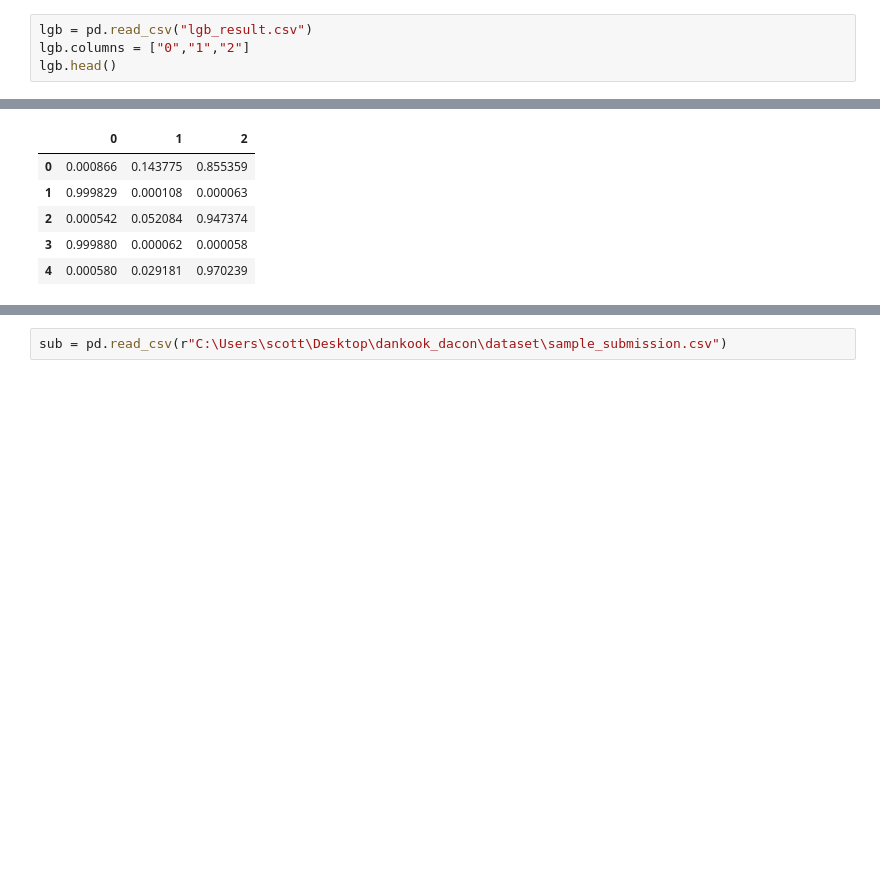
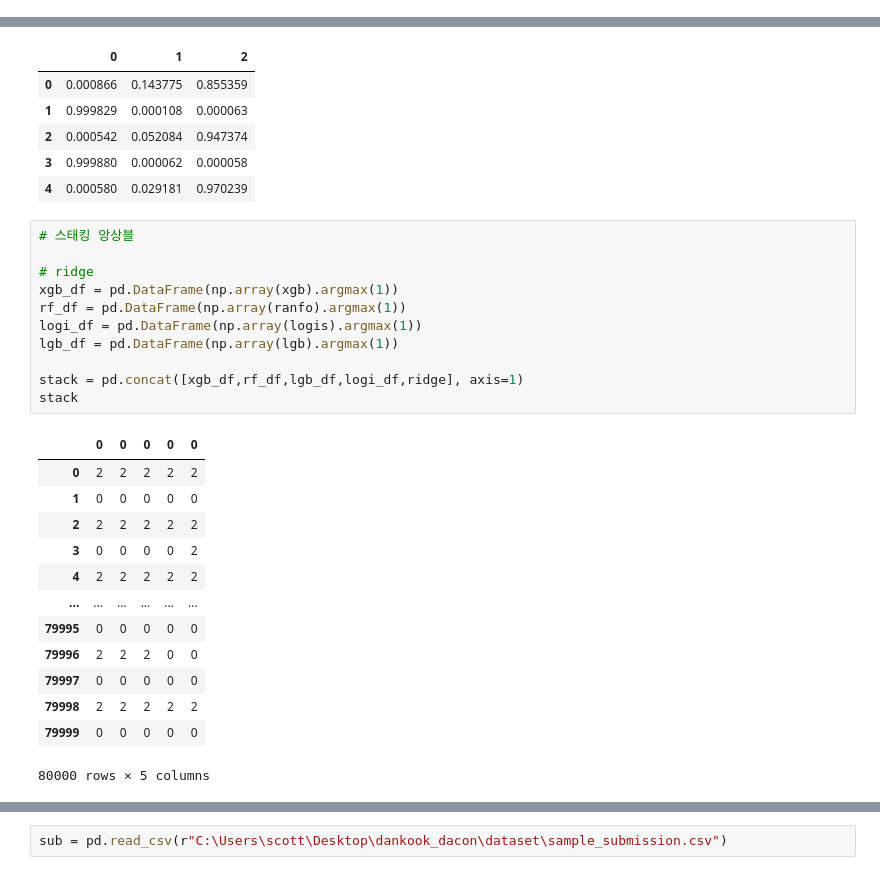
Before and after one commit to agilestar8/DKU_Dacon, a Jupyter notebook: Ensemble testing.ipynb, the cells around one changed output, grey strips where cells are left out. Cells and saved outputs as stored; diff of their text form; blank space fills up the shorter version.

```diff
--- a/Ensemble testing.ipynb
+++ b/Ensemble testing.ipynb
@@ -44,4 +46,0 @@ ranfo.head()
-# %%
-lgb = pd.read_csv("lgb_result.csv")
-lgb.columns = ["0","1","2"]
-lgb.head()
@@ -64,3 +60,28 @@ xgb.head()
 | 2 | 0.000542 | 0.052084 | 0.947374 |
 | 3 | 0.999880 | 0.000062 | 0.000058 |
 | 4 | 0.000580 | 0.029181 | 0.970239 |
+# %%
+# 스태킹 앙상블
+
+# ridge
+xgb_df = pd.DataFrame(np.array(xgb).argmax(1))
+rf_df = pd.DataFrame(np.array(ranfo).argmax(1))
+logi_df = pd.DataFrame(np.array(logis).argmax(1))
+lgb_df = pd.DataFrame(np.array(lgb).argmax(1))
+
+stack = pd.concat([xgb_df,rf_df,lgb_df,logi_df,ridge], axis=1)
+stack
+# %% [output]
+|  | 0 | 0 | 0 | 0 | 0 |
+| 0 | 2 | 2 | 2 | 2 | 2 |
+| 1 | 0 | 0 | 0 | 0 | 0 |
+| 2 | 2 | 2 | 2 | 2 | 2 |
+| 3 | 0 | 0 | 0 | 0 | 2 |
+| 4 | 2 | 2 | 2 | 2 | 2 |
+| ... | ... | ... | ... | ... | ... |
+| 79995 | 0 | 0 | 0 | 0 | 0 |
+| 79996 | 2 | 2 | 2 | 0 | 0 |
+| 79997 | 0 | 0 | 0 | 0 | 0 |
+| 79998 | 2 | 2 | 2 | 2 | 2 |
+| 79999 | 0 | 0 | 0 | 0 | 0 |
+80000 rows × 5 columns
```
Also changed, not shown: parts of 11 cells of this notebook, 15 other files.
